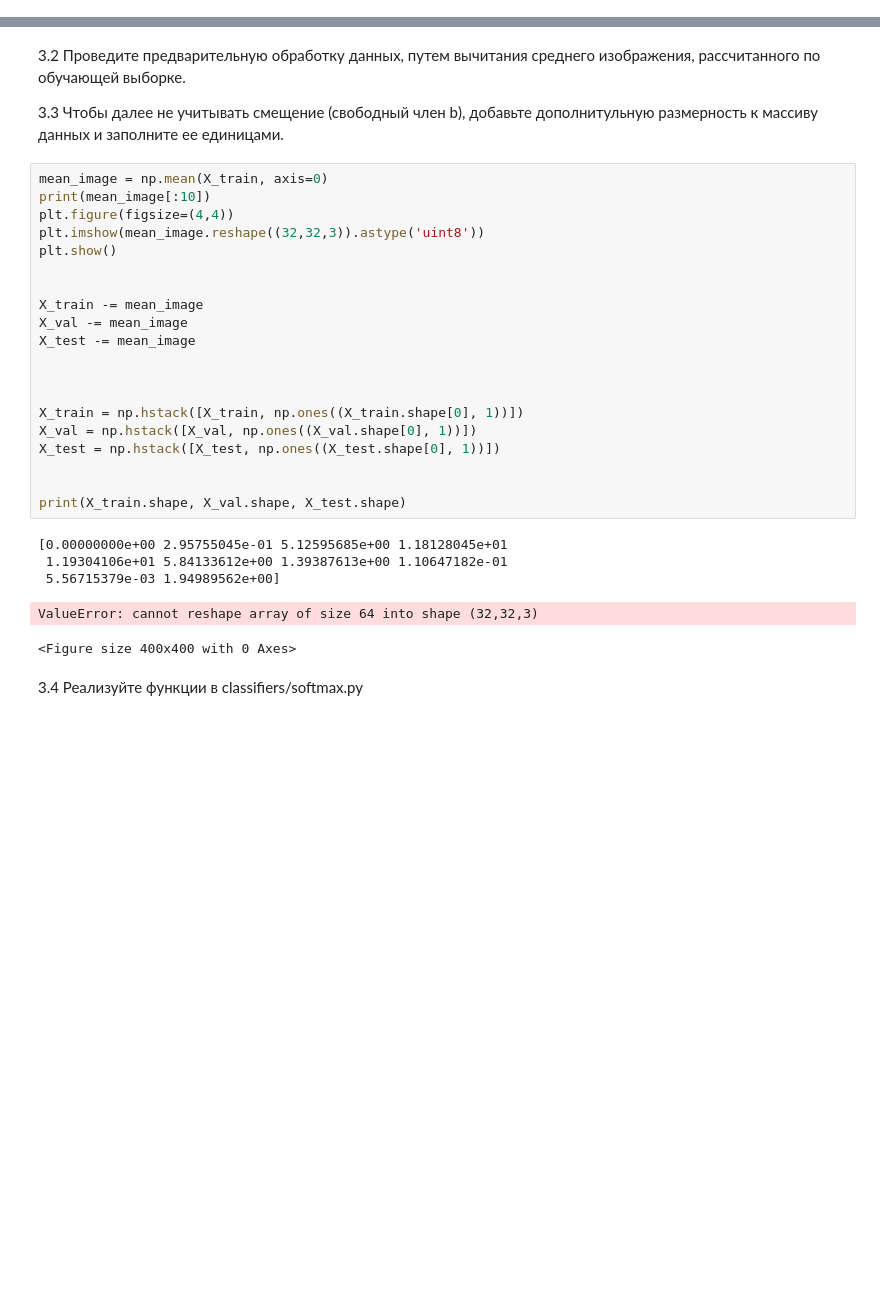
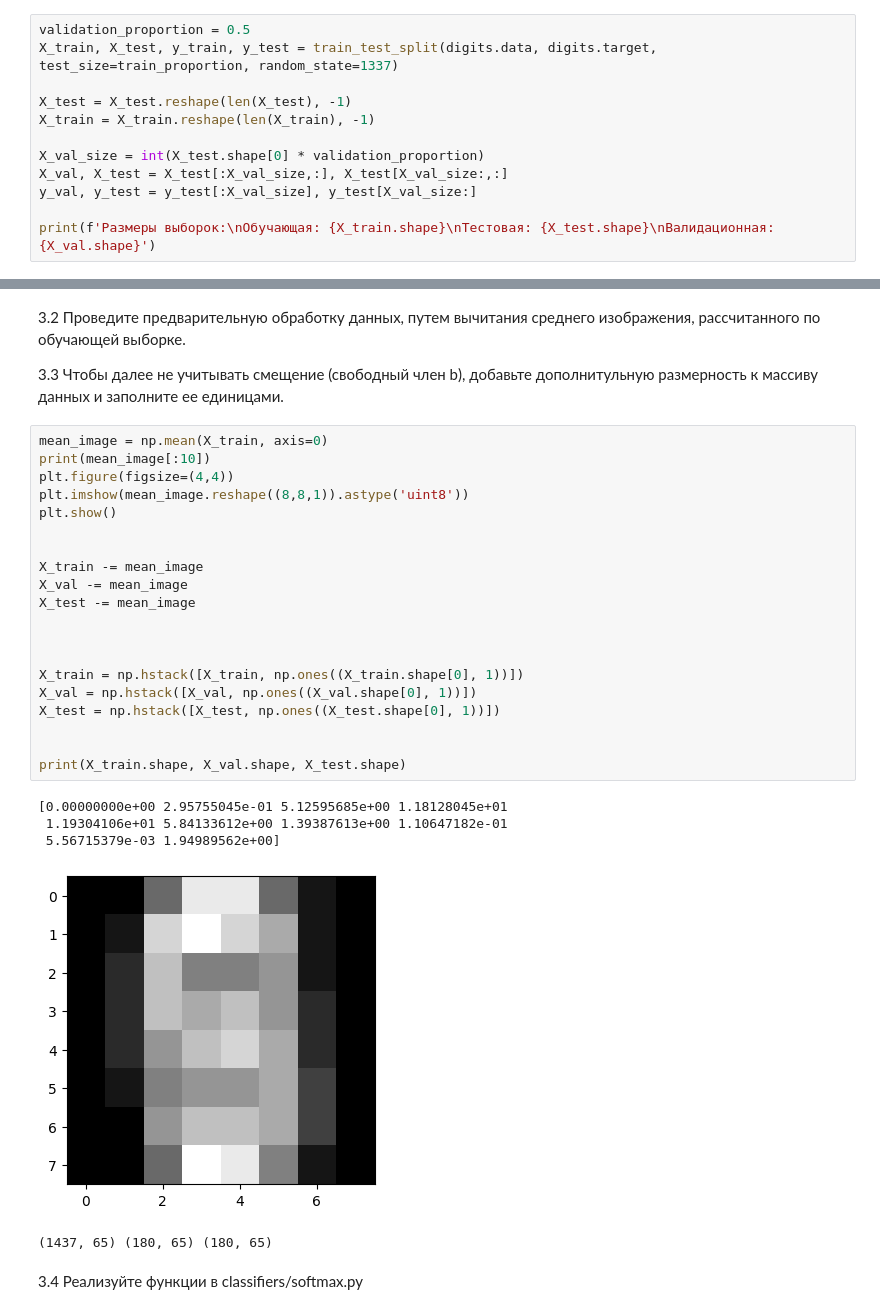
Before and after one commit to DortanMors/DeepDarkLearningLabs, a Jupyter notebook: Task1/assignment1.ipynb, the cells around one changed output, grey strips where cells are left out. Saved outputs shown, nothing was run; the diff lists cells and outputs as text; blank space fills up the shorter version.

```diff
--- a/Task1/assignment1.ipynb
+++ b/Task1/assignment1.ipynb
@@ -154,3 +157,15 @@ K nearest neighbor показал низкую эффективность для
 ## 3.  Построение softmax-классификатора
 # %% [markdown]
 3.1 Разделите данные на обучающую, тестовую и валидационную выборки. Преобразуйте каждое изображение в одномерный массив. Выведите размеры выборок.
+# %%
+validation_proportion = 0.5
+X_train, X_test, y_train, y_test = train_test_split(digits.data, digits.target, test_size=train_proportion, random_state=1337)
+
+X_test = X_test.reshape(len(X_test), -1)
+X_train = X_train.reshape(len(X_train), -1)
+
+X_val_size = int(X_test.shape[0] * validation_proportion)
+X_val, X_test = X_test[:X_val_size,:], X_test[X_val_size:,:]
+y_val, y_test = y_test[:X_val_size], y_test[X_val_size:]
+
+print(f'Размеры выборок:\nОбучающая: {X_train.shape}\nТестовая: {X_test.shape}\nВалидационная: {X_val.shape}')
@@ -161,29 +181,29 @@ K nearest neighbor показал низкую эффективность для
 # %%
 mean_image = np.mean(X_train, axis=0)
 print(mean_image[:10])
 plt.figure(figsize=(4,4))
-plt.imshow(mean_image.reshape((32,32,3)).astype('uint8'))
+plt.imshow(mean_image.reshape((8,8,1)).astype('uint8'))
 plt.show()
 
 
 X_train -= mean_image
 X_val -= mean_image
 X_test -= mean_image
 
 
 
 X_train = np.hstack([X_train, np.ones((X_train.shape[0], 1))])
 X_val = np.hstack([X_val, np.ones((X_val.shape[0], 1))])
 X_test = np.hstack([X_test, np.ones((X_test.shape[0], 1))])
 
 
 print(X_train.shape, X_val.shape, X_test.shape)
 # %% [output]
 [0.00000000e+00 2.95755045e-01 5.12595685e+00 1.18128045e+01
  1.19304106e+01 5.84133612e+00 1.39387613e+00 1.10647182e-01
  5.56715379e-03 1.94989562e+00]
+[figure, added]
-ValueError: cannot reshape array of size 64 into shape (32,32,3)
+(1437, 65) (180, 65) (180, 65)
-<Figure size 400x400 with 0 Axes>
 # %% [markdown]
 3.4 Реализуйте функции в classifiers/softmax.py
 # %%
```
Also changed, not shown: parts of 5 cells of this notebook, 2 other files.
